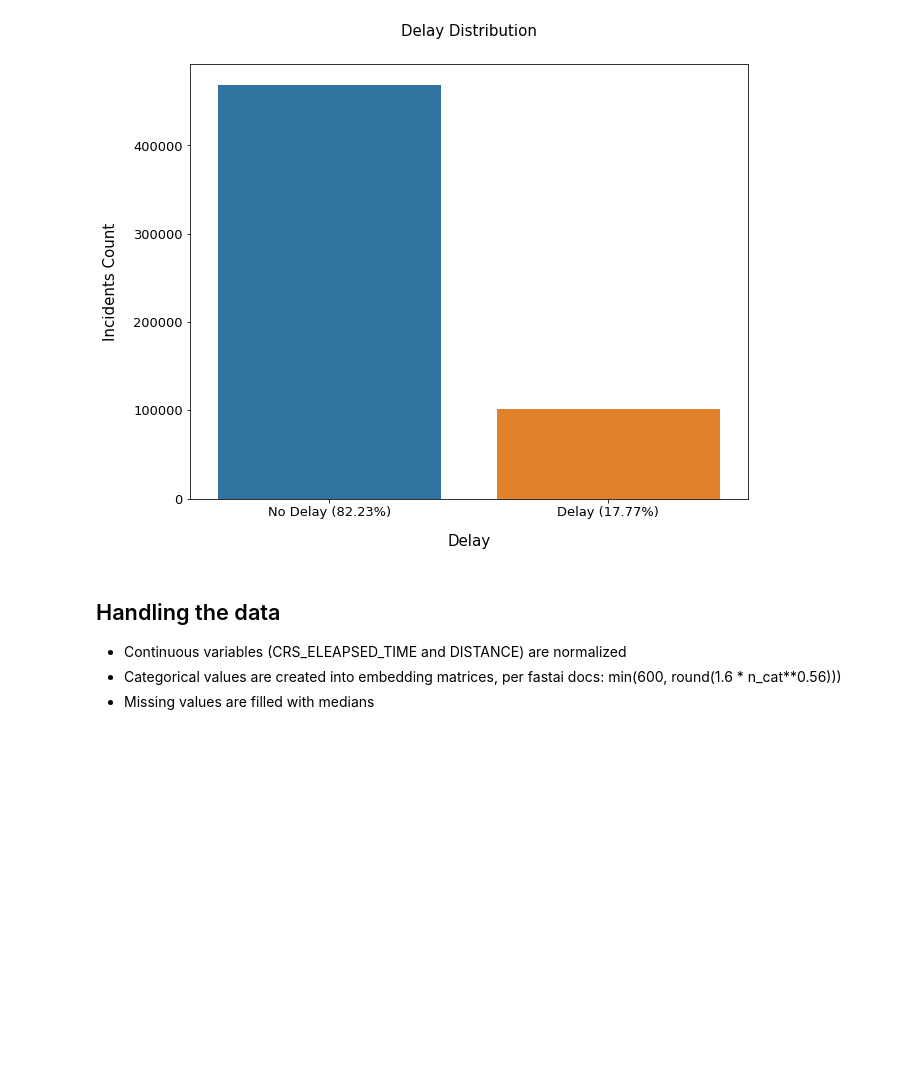
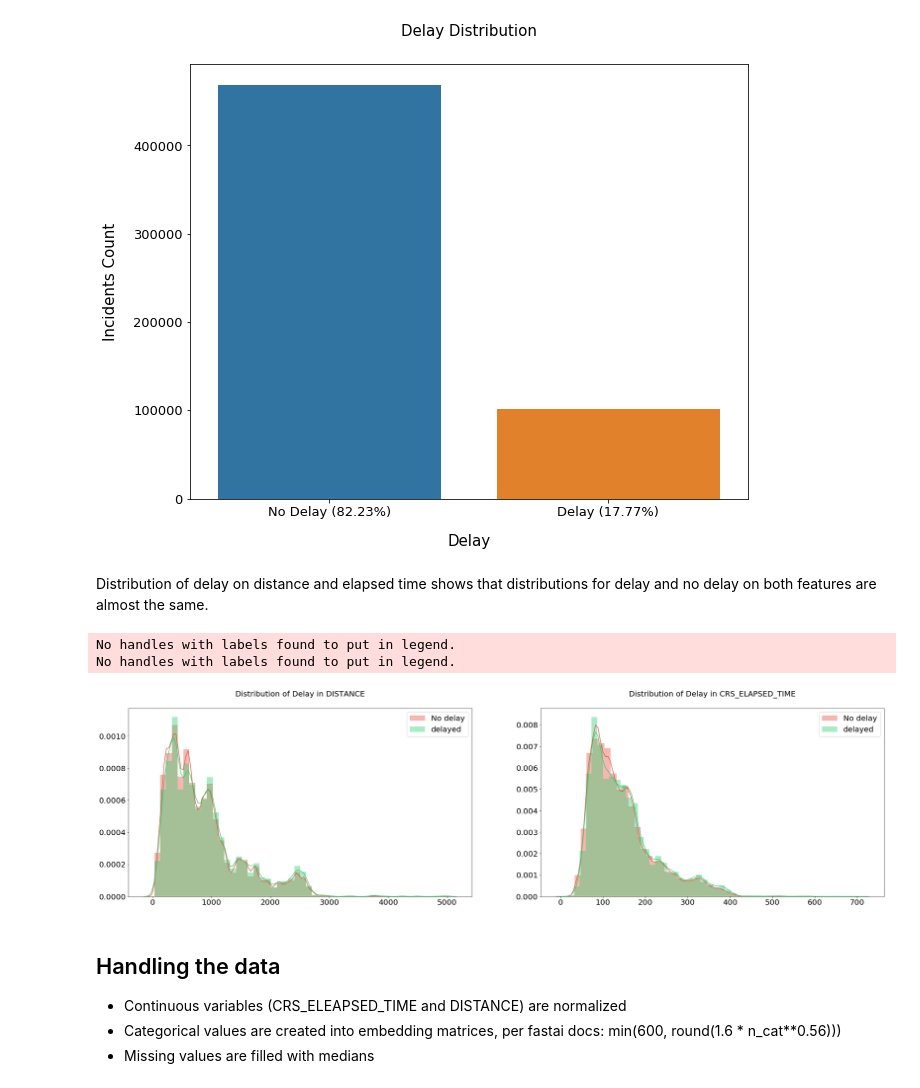
Before and after one commit to jin-sj/cs686_machine_learning, a Jupyter notebook: data_project/fastai_flight_delay.ipynb, the cells around one changed output. Cells and saved outputs as stored; diff of their text form; code cells hidden in the pictures; blank space fills up the shorter version.

```diff
--- a/data_project/fastai_flight_delay.ipynb
+++ b/data_project/fastai_flight_delay.ipynb
@@ -136,6 +136,45 @@ plt.show()
 101365 of 570274 delayed and it is the 17.77% of data.
 468909 of 570274 not delayed and it is the 82.23% of the data.
 [figure]
+# %% [markdown]
+Distribution of delay on distance and elapsed time shows that distributions for delay and no delay on both features are almost the same.
+# %%
+continuous_features = ['DISTANCE', 'CRS_ELAPSED_TIME']
+delayed = df['ARR_DEL15'] == 1
+
+fig, axs = plt.subplots(ncols=2, nrows=2, figsize=(20, 20))
+plt.subplots_adjust(right=1.5)
+
+for i, feature in enumerate(continuous_features):
+    # Distribution of fatalities in feature
+    sb.distplot(df[~delayed][feature], label='No delay', hist=True, color='#e74c3c', ax=axs[0][i])
+    sb.distplot(df[delayed][feature], label='delayed', hist=True, color='#2ecc71', ax=axs[0][i])
+
+    # Distribution of fatalities in dataset
+    #sb.distplot(df[feature], label='Training Set', hist=False, color='#e74c3c', ax=axs[1][i])
+    #sb.distplot(test_df[feature], label='Test Set', hist=False, color='#2ecc71', ax=axs[1][i])
+
+    axs[0][i].set_xlabel('')
+    axs[1][i].set_xlabel('')
+
+    for j in range(2):
+        axs[i][j].tick_params(axis='x', labelsize=20)
+        axs[i][j].tick_params(axis='y', labelsize=20)
+
+    axs[0][i].legend(loc='upper right', prop={'size': 20})
+    axs[1][i].legend(loc='upper right', prop={'size': 20})
+    axs[0][i].set_title('Distribution of Delay in {}'.format(feature), size=20, y=1.05)
+
+axs[1][0].set_title('Distribution of {} Feature'.format('Age'), size=20, y=1.05)
+axs[1][1].set_title('Distribution of {} Feature'.format('BAC'), size=20, y=1.05)
+axs[1,0].remove()
+axs[1,1].remove()
+
+plt.show()
+# %% [output]
+No handles with labels found to put in legend.
+No handles with labels found to put in legend.
+[figure, added]
 # %% [markdown]
 ## Handling the data
 * Continuous variables (CRS_ELEAPSED_TIME and DISTANCE) are normalized
```
Also changed, not shown: parts of 20 cells of this notebook.
